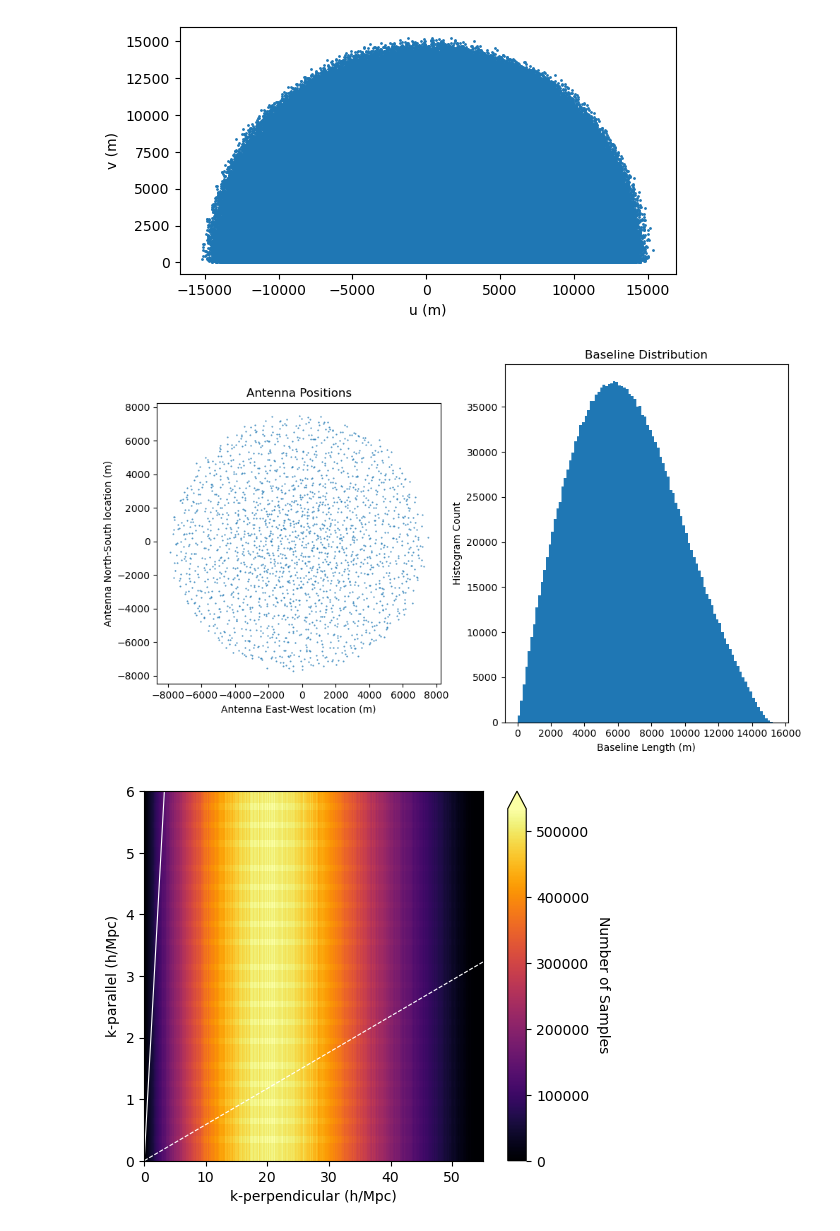
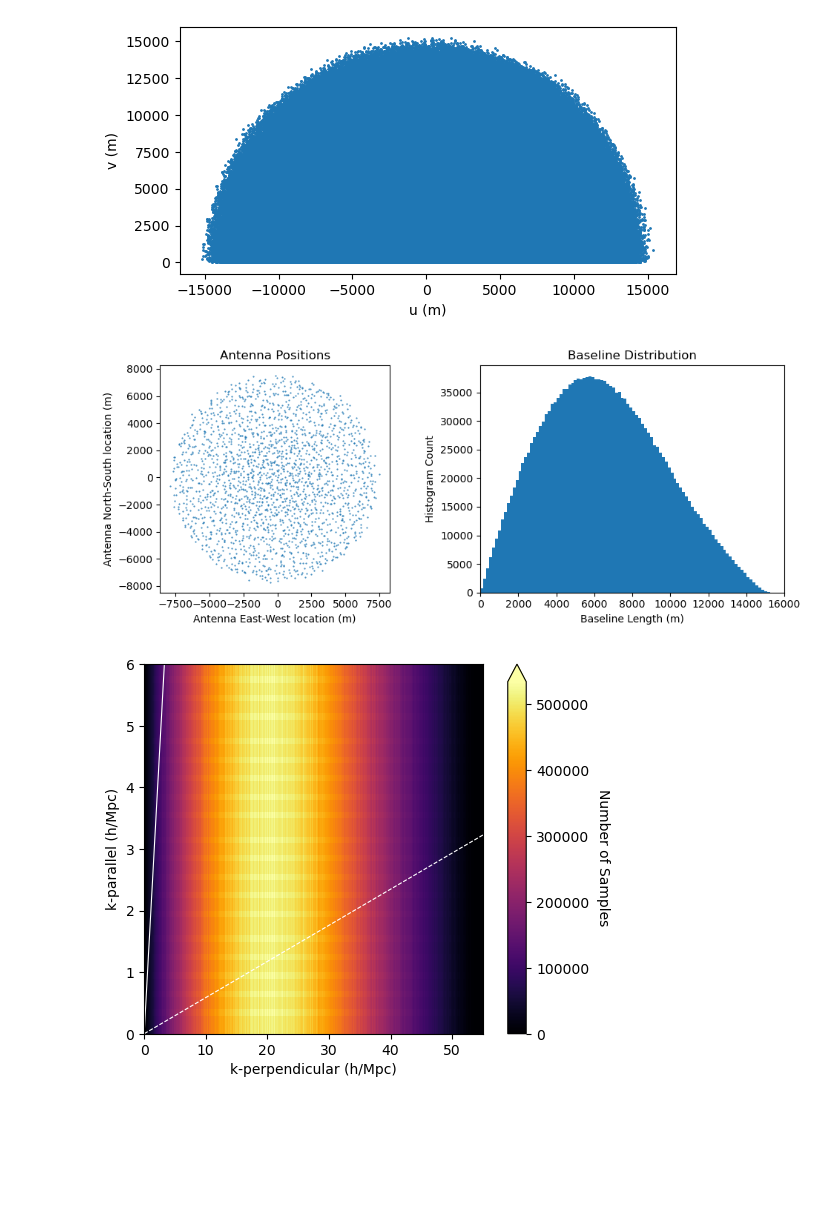
Before and after one commit to rlbyrne/PSsensitivity, a Jupyter notebook: plot_DSA2000_sensitivity.ipynb, the cells around one changed output. Cells and saved outputs as stored; diff of their text form; code cells hidden in the pictures; blank space fills up the shorter version.

Commit message:
updated plots and psf calculation

```diff
--- a/plot_DSA2000_sensitivity.ipynb
+++ b/plot_DSA2000_sensitivity.ipynb
@@ -55,25 +38,26 @@ plt.show()
 # %% [output]
 [figure]
 # %%
-fig, ax = plt.subplots(nrows=1, ncols=2, figsize=(10,6))
+fig, ax = plt.subplots(nrows=1, ncols=2, figsize=(10,4))
 
 ax[0].plot(antpos[:,0], antpos[:,1], marker="o", markersize=.5, linewidth=0)
 ax[0].set_aspect(1)
 ax[0].set_xlabel("Antenna East-West location (m)")
 ax[0].set_ylabel("Antenna North-South location (m)")
 ax[0].set_title("Antenna Positions")
 ax[0].set_aspect("equal")
 
 ax[1].hist(np.sqrt(np.sum(baselines_m**2., axis=1)), bins=100)
 ax[1].set_xlabel("Baseline Length (m)")
 ax[1].set_ylabel("Histogram Count")
 ax[1].set_title("Baseline Distribution")
+ax[1].set_xlim([0,16000])
 
 plt.tight_layout()
 plt.savefig("plots/antlocs.png", dpi=600)
 plt.show()
 # %% [output]
-[figure, old version]
+[figure, new version]
 # %%
 # Define bin edges:
 freq_array_hz = np.arange(min_freq_hz, max_freq_hz, freq_resolution_hz)
```
Also changed, not shown: parts of 12 cells of this notebook, 4 other files.
